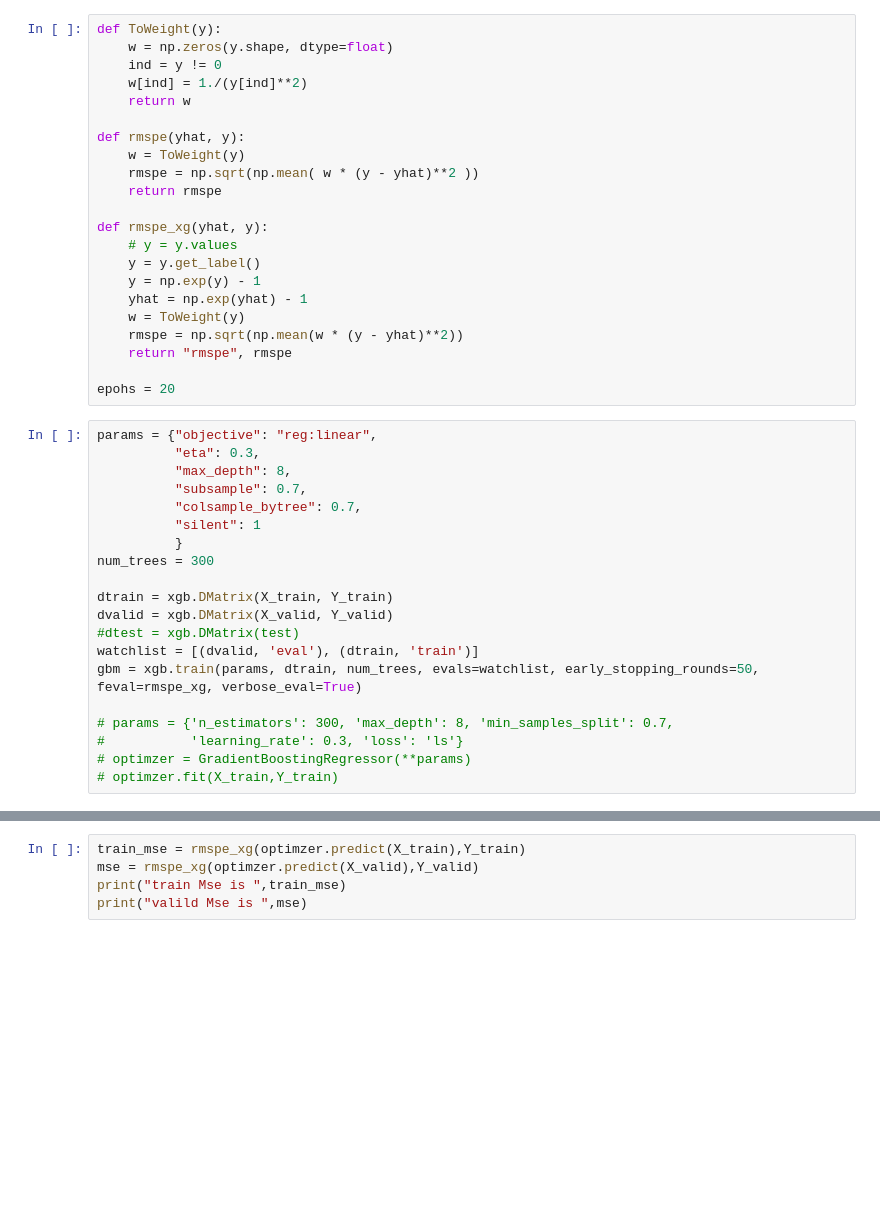
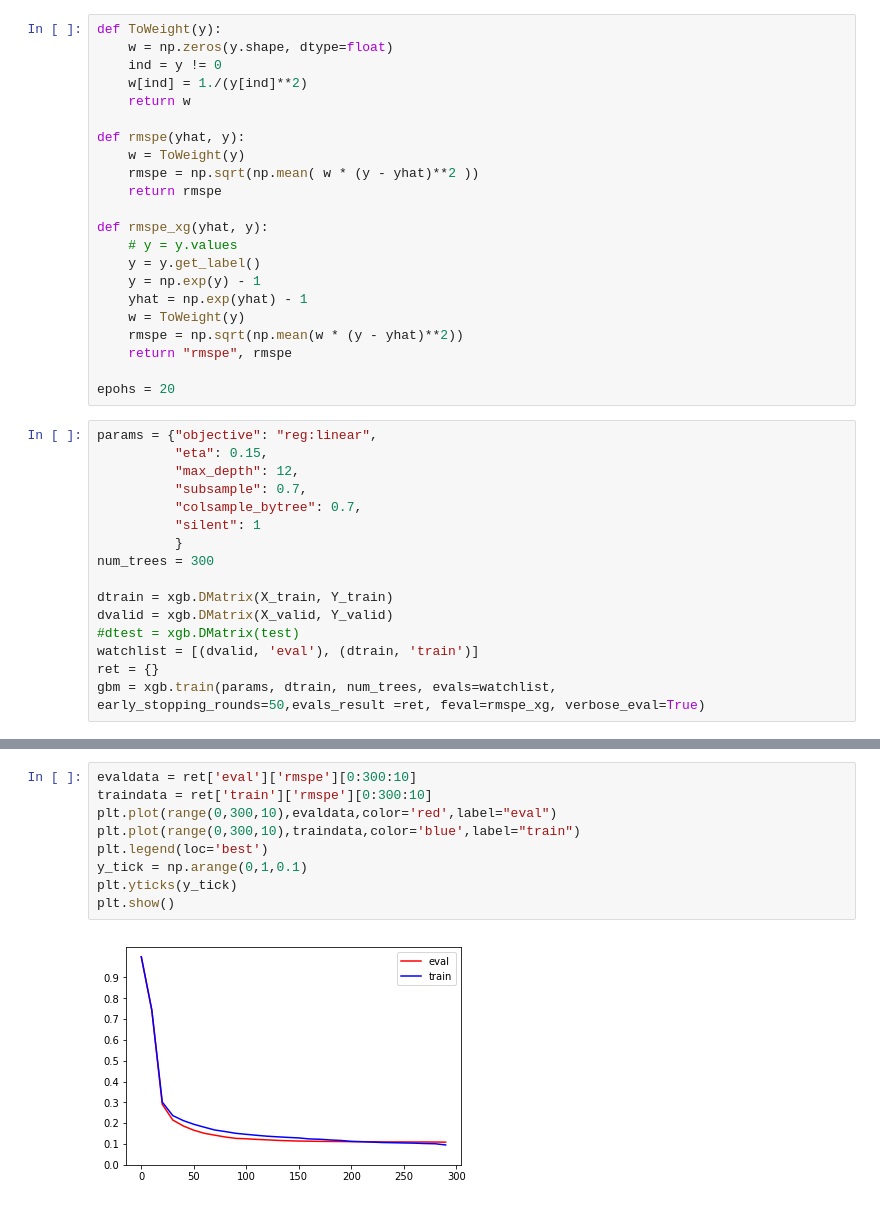
Before and after one commit to yiikai/rosman_predict, a Jupyter notebook: RosMan.ipynb, the cells around one changed output, grey strips where cells are left out. Cells and saved outputs as stored; diff of their text form; blank space fills up the shorter version.

```diff
--- a/RosMan.ipynb
+++ b/RosMan.ipynb
@@ -179,8 +182,8 @@ def rmspe_xg(yhat, y):
 epohs = 20
 # %%
 params = {"objective": "reg:linear",
-          "eta": 0.3,
-          "max_depth": 8,
+          "eta": 0.15,
+          "max_depth": 12,
           "subsample": 0.7,
           "colsample_bytree": 0.7,
           "silent": 1
@@ -191,10 +194,6 @@ dtrain = xgb.DMatrix(X_train, Y_train)
 dvalid = xgb.DMatrix(X_valid, Y_valid)
 #dtest = xgb.DMatrix(test)
 watchlist = [(dvalid, 'eval'), (dtrain, 'train')]
-gbm = xgb.train(params, dtrain, num_trees, evals=watchlist, early_stopping_rounds=50, feval=rmspe_xg, verbose_eval=True)
-
-# params = {'n_estimators': 300, 'max_depth': 8, 'min_samples_split': 0.7,
-#           'learning_rate': 0.3, 'loss': 'ls'}
-# optimzer = GradientBoostingRegressor(**params)
-# optimzer.fit(X_train,Y_train)
+ret = {}
+gbm = xgb.train(params, dtrain, num_trees, evals=watchlist, early_stopping_rounds=50,evals_result =ret, feval=rmspe_xg, verbose_eval=True)
 # %% [output]
@@ -218,5 +217,11 @@ Will train until train-rmspe hasn't improved in 50 rounds.
-# %%
-train_mse = rmspe_xg(optimzer.predict(X_train),Y_train)
-mse = rmspe_xg(optimzer.predict(X_valid),Y_valid)
-print("train Mse is ",train_mse)
-print("valild Mse is ",mse)
+# %%
+evaldata = ret['eval']['rmspe'][0:300:10]
+traindata = ret['train']['rmspe'][0:300:10]
+plt.plot(range(0,300,10),evaldata,color='red',label="eval")
+plt.plot(range(0,300,10),traindata,color='blue',label="train")
+plt.legend(loc='best')
+y_tick = np.arange(0,1,0.1)
+plt.yticks(y_tick)
+plt.show()
+# %% [output]
+[figure, added]
```
Also changed, not shown: parts of 7 cells of this notebook.
